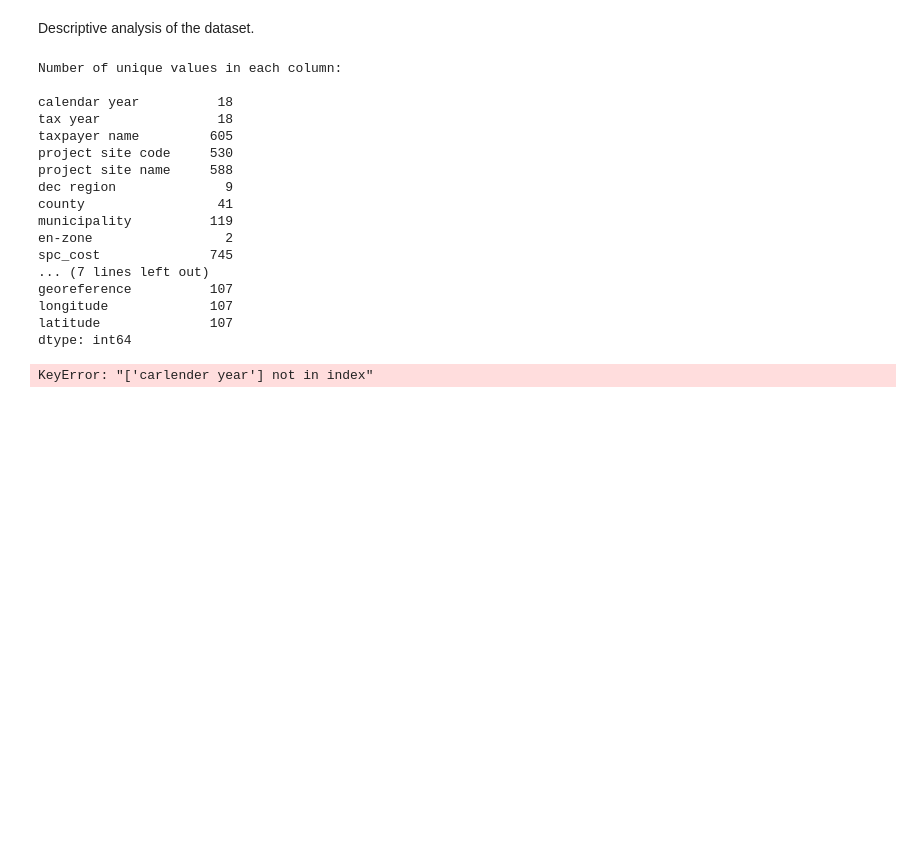
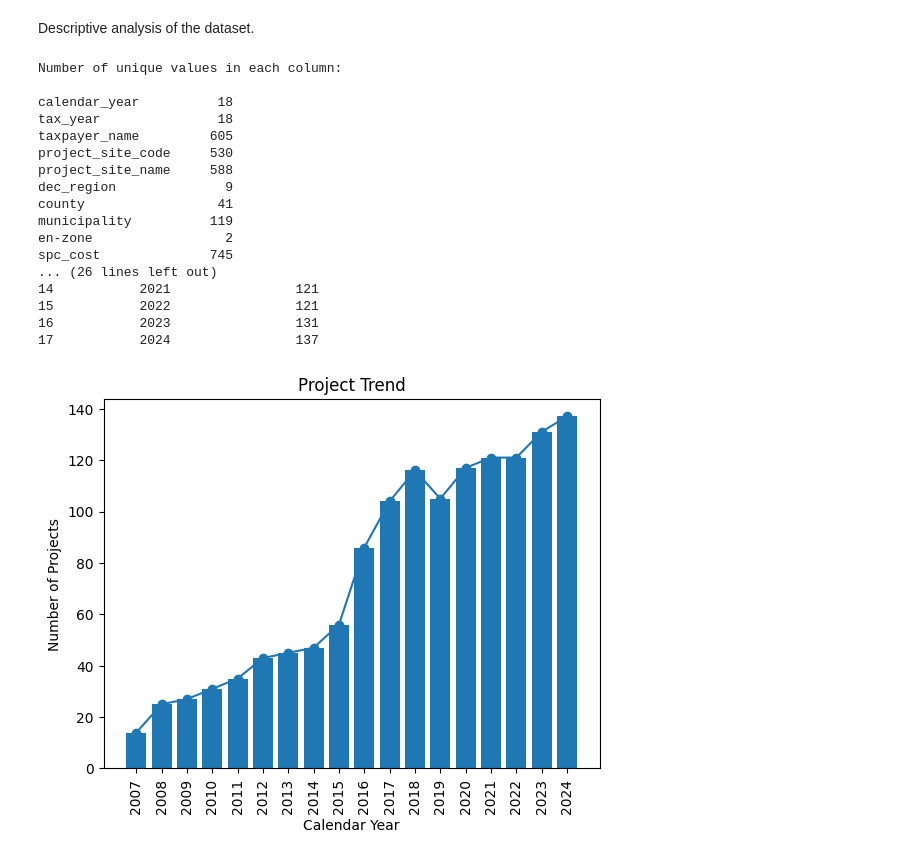
Before and after one commit to Medynal/thing, a Jupyter notebook: PRAC_I.ipynb, the cells around one changed output. Saved outputs shown, nothing was run; the diff lists cells and outputs as text; code cells hidden in the pictures; blank space fills up the shorter version.

Commit message:
visualization in progress

```diff
--- a/PRAC_I.ipynb
+++ b/PRAC_I.ipynb
@@ -204,27 +195,38 @@ brownfield_dffinal.to_csv('NYC_brownfields_cleaned.csv', index=False)
 # %% [markdown]
 Descriptive analysis of the dataset.
 # %%
+#Data Visualisation
 ## print number of unique values in each column
 n= brownfield_dffinal.nunique()
 print('Number of unique values in each column: \n')
 print(n)
-brownfield_dffinal[['calender year', 'project site code']].groupby(['project site code']).nunique()
+##Visualise project trend
+project_trend= brownfield_dffinal.groupby('calendar_year')['project_site_code'].nunique().reset_index()
+print (project_trend)
+c_year= brownfield_dffinal['calendar_year'].unique()
+plt.plot(project_trend['calendar_year'], project_trend['project_site_code'], marker= 'o')
+plt.bar(project_trend['calendar_year'], project_trend['project_site_code'])
+plt.xticks(c_year, rotation= 90)
+plt.title('Project Trend')
+plt.xlabel('Calendar Year')
+plt.ylabel('Number of Projects')
+plt.show()
 # %% [output]
 Number of unique values in each column:
 
-calendar year          18
-tax year               18
-taxpayer name         605
-project site code     530
-project site name     588
-dec region              9
+calendar_year          18
+tax_year               18
+taxpayer_name         605
+project_site_code     530
+project_site_name     588
+dec_region              9
 county                 41
 municipality          119
 en-zone                 2
 spc_cost              745
-... (7 lines left out)
-georeference          107
-longitude             107
-latitude              107
-dtype: int64
+... (26 lines left out)
+14           2021                121
+15           2022                121
+16           2023                131
+17           2024                137
-KeyError: "['carlender year'] not in index"
+[figure, added]
```
Also changed, not shown: parts of 7 cells of this notebook.
